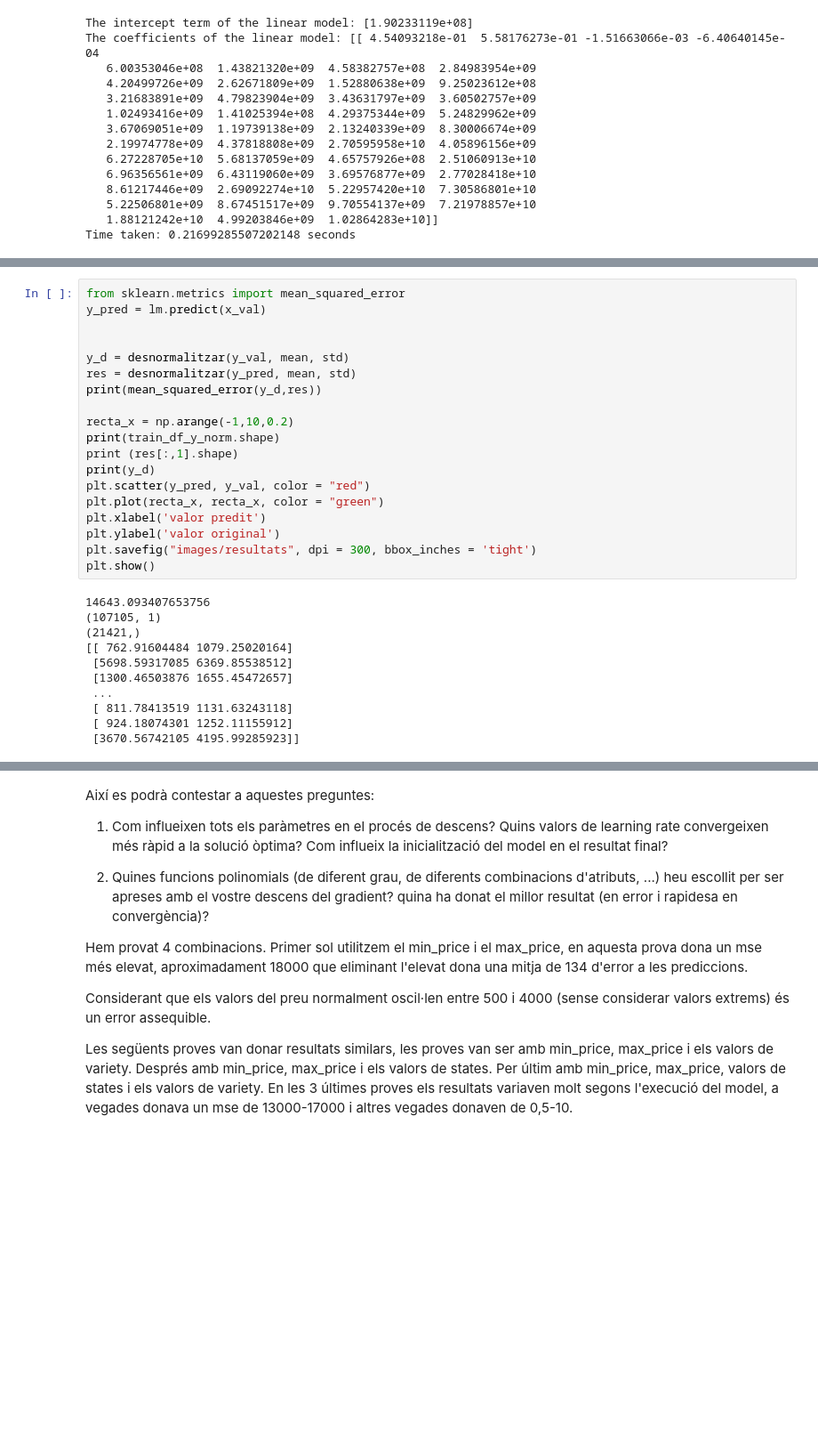
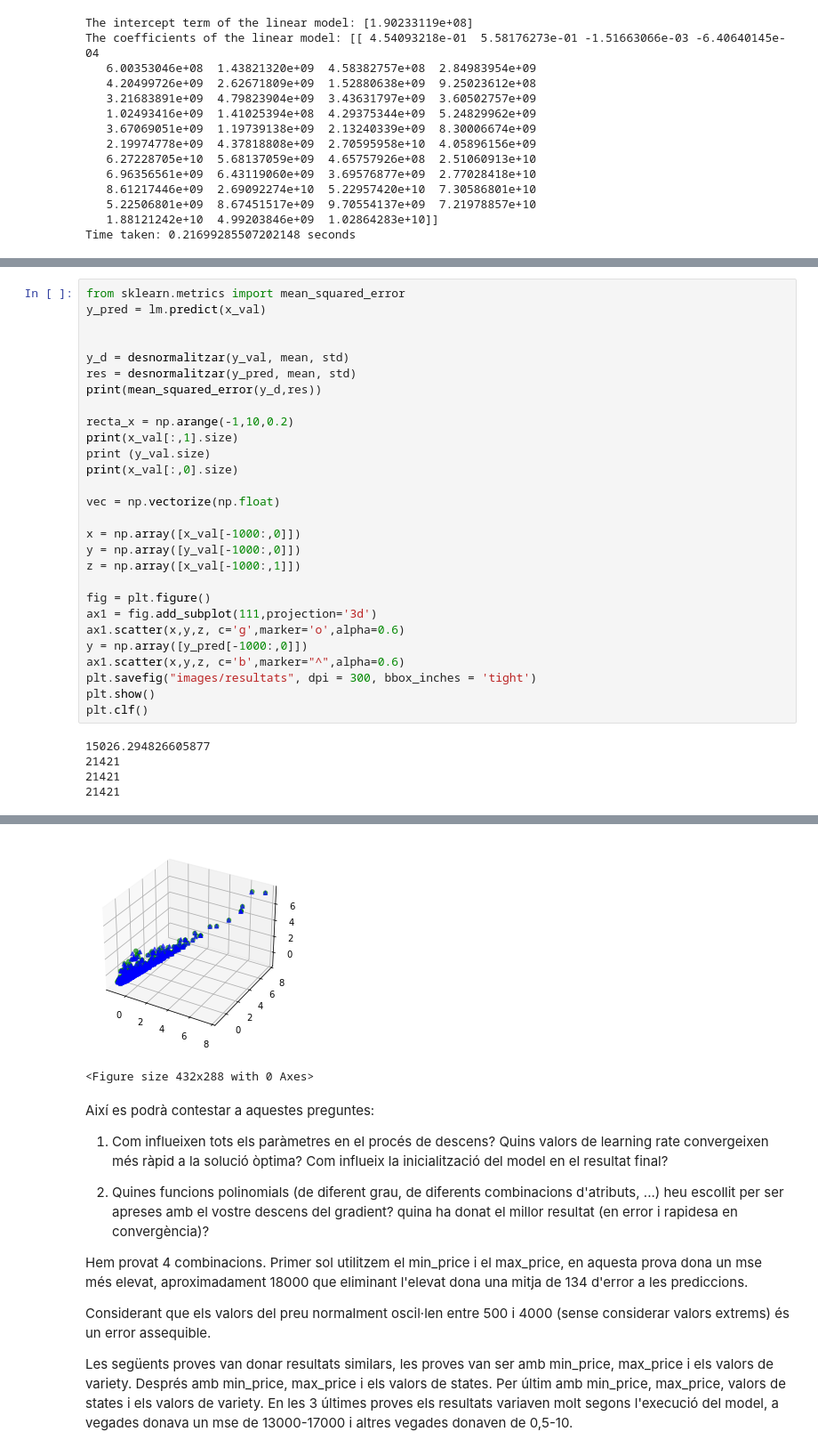
Before and after one commit to jonaprg/Onion-Price-prediction-using-regression, a Jupyter notebook: Practica1-RegressionGPA404.ipynb, the cells around one changed output, grey strips where cells are left out. Shown at 89% size. Drawn from its saved outputs; the diff is of its cells as text; blank space fills up the shorter version.

Commit message:
Result plot

```diff
--- a/Practica1-RegressionGPA404.ipynb
+++ b/Practica1-RegressionGPA404.ipynb
@@ -670,23 +638,26 @@ res = desnormalitzar(y_pred, mean, std)
 print(mean_squared_error(y_d,res))
 
 recta_x = np.arange(-1,10,0.2)
-print(train_df_y_norm.shape)
-print (res[:,1].shape)
-print(y_d)
-plt.scatter(y_pred, y_val, color = "red")
-plt.plot(recta_x, recta_x, color = "green")
-plt.xlabel('valor predit')
-plt.ylabel('valor original')
+print(x_val[:,1].size)
+print (y_val.size)
+print(x_val[:,0].size)
+
+vec = np.vectorize(np.float)
+
+x = np.array([x_val[-1000:,0]])
+y = np.array([y_val[-1000:,0]])
+z = np.array([x_val[-1000:,1]])
+
+fig = plt.figure()
+ax1 = fig.add_subplot(111,projection='3d')
+ax1.scatter(x,y,z, c='g',marker='o',alpha=0.6)
+y = np.array([y_pred[-1000:,0]])
+ax1.scatter(x,y,z, c='b',marker="^",alpha=0.6)
 plt.savefig("images/resultats", dpi = 300, bbox_inches = 'tight')
 plt.show()
+plt.clf()
 # %% [output]
-14643.093407653756
-(107105, 1)
-(21421,)
-[[ 762.91604484 1079.25020164]
- [5698.59317085 6369.85538512]
- [1300.46503876 1655.45472657]
- ...
- [ 811.78413519 1131.63243118]
- [ 924.18074301 1252.11155912]
- [3670.56742105 4195.99285923]]
+15026.294826605877
+21421
+21421
+21421
@@ -695,3 +664,5 @@ plt.show()
+[figure, added]
+<Figure size 432x288 with 0 Axes>
 # %% [markdown]
 Així es podrà contestar a aquestes preguntes:
 
```
Also changed, not shown: parts of 6 cells of this notebook, 11 other files.
